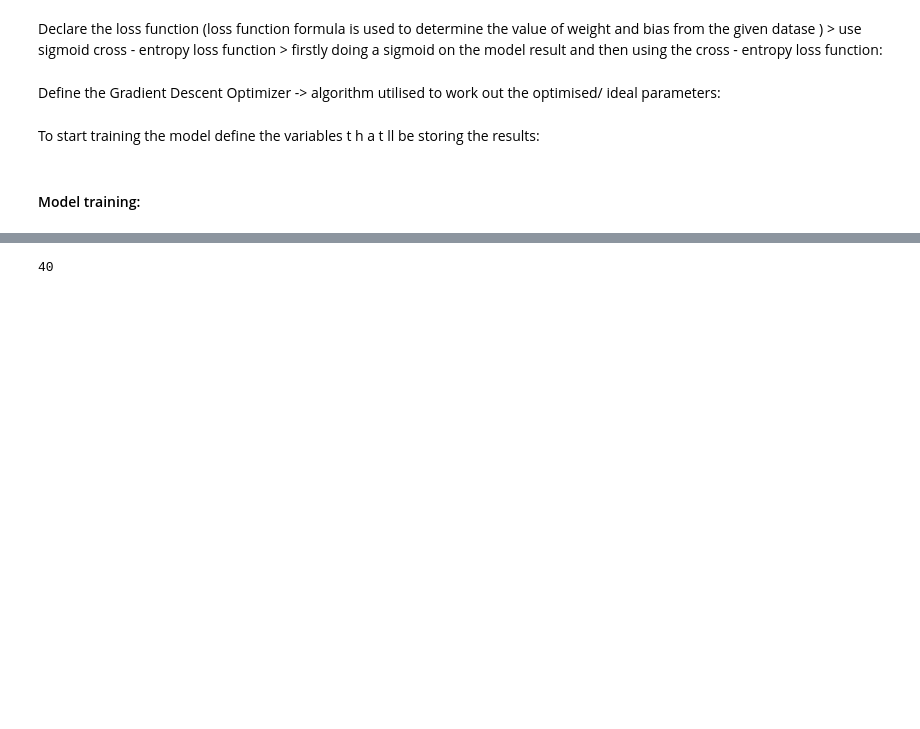
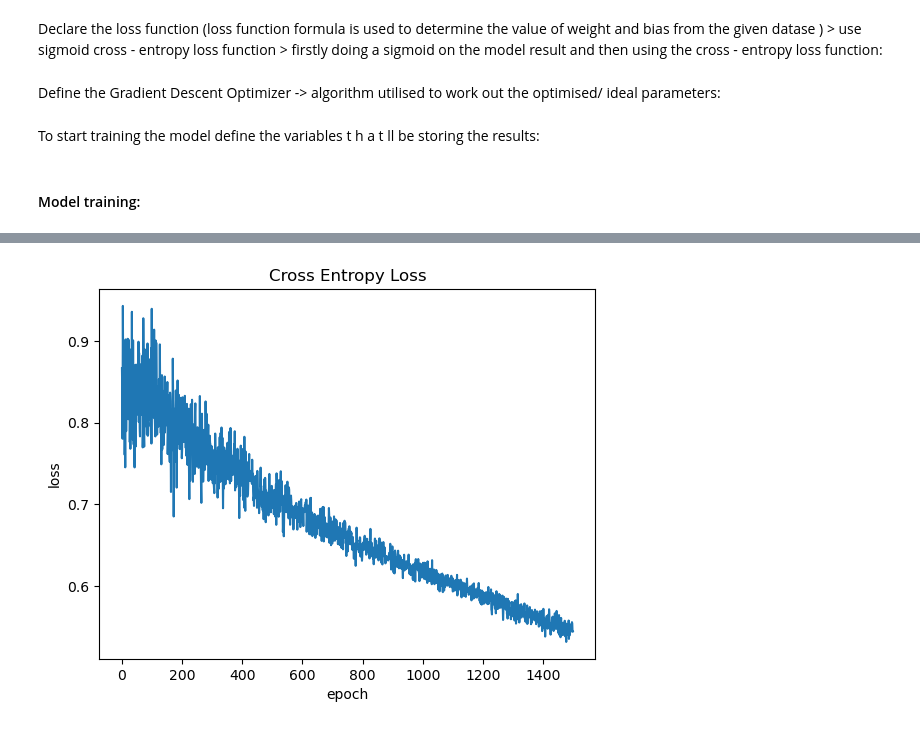
Before and after one commit to adobiss/machine-learning, a Jupyter notebook: logistic_regression.ipynb, the cells around one changed output, grey strips where cells are left out. Drawn from its saved outputs; the diff is of its cells as text; code cells hidden in the pictures; blank space fills up the shorter version.

```diff
--- a/logistic_regression.ipynb
+++ b/logistic_regression.ipynb
@@ -154,25 +156,17 @@ test_acc = []
 for epoch in range (epoch_iter):
     # Generate random batch index
     batch_index = np.random.choice(len(train_X), size=batch_size) #np.random.choice generates a random sample from a 1D array.
-    batch_train_X = train_X[ batch_index] # return the value in the array train_X at index batch_index i.e. the index of the random sample
-    batch_train_y = np. matrix ( train_y [ batch_index ]). # np. matrix
-returns a matrix of an array - like object (the value in train_y at
-index batch_index
-7 sess . run(goal , feed_dict ={ data : batch_train_X , target :
-batch_train_y }) # in a tensorflow session certain arguments nehhed
-to be passed . An optimizer operation which as previously seed was
-the goal which minimizes the cross - entropy loss and
-feed_dict is utilized to feed the gathered training data with
-their associated target labels , with each iteration , to the
-training operation
-8 temp_loss = sess .run(loss , feed_dict ={ data : batch_train_X ,
-target : batch_train_y })
-9 # convert into a matrix , and the shape of the placeholder to
-correspond
-10 temp_train_acc = sess .run ( accuracy , feed_dict ={ data : train_X ,
-target : np. matrix ( train_y ).T})
-11 temp_test_acc = sess .run( accuracy , feed_dict ={ data : test_X ,
-target : np. matrix ( test_y ).T})
-12 # recode the result
-13 loss_trace . append ( temp_loss ) # the append function adds an item
-to the end of a list"""
+    batch_train_X = train_X[batch_index] # return the value in the array train_X at index batch_index i.e. the index of the random sample
+    batch_train_y = np.matrix(train_y[batch_index]).T # np.matrix returns a matrix of an array - like object (the value in train_y at index batch_index
+    sess.run(goal, feed_dict={data: batch_train_X, target: batch_train_y})
+    temp_loss = sess.run(loss, feed_dict={data: batch_train_X, target: batch_train_y})
+    temp_train_acc = sess.run(accuracy, feed_dict={data: train_X, target: np.matrix(train_y).T})
+    temp_test_acc = sess.run(accuracy, feed_dict={data: test_X, target: np.matrix(test_y).T})
+    loss_trace.append(temp_loss)
+    train_acc.append(temp_train_acc)
+    test_acc.append(temp_test_acc)
+    # output
+    #if(epoch + 1) % 300 == 0:
+    if(epoch + 1) % 300 == 0:
+        print('epoch: {:4d} loss: {:5f} train_ac : {:5f} test_acc :{:5f}'
+              .format(epoch + 1, temp_loss, temp_train_acc, temp_test_acc))
@@ -179,4 +179,9 @@ to the end of a list"""
-# %%
-len(train_X)
-# %% [output]
-40
+# %%
+plt.clf() # clears previous f i g u r e s details but leaves the window open so new graphs can be drawn on it
+plt.plot(loss_trace) # returns graph with lines connecting plot points
+plt.title('Cross Entropy Loss') # specifies title for the graph
+plt.xlabel('epoch')
+plt.ylabel('loss')
+plt.show()
+# %% [output]
+[figure, added]
```
Also changed, not shown: parts of 7 cells of this notebook.
